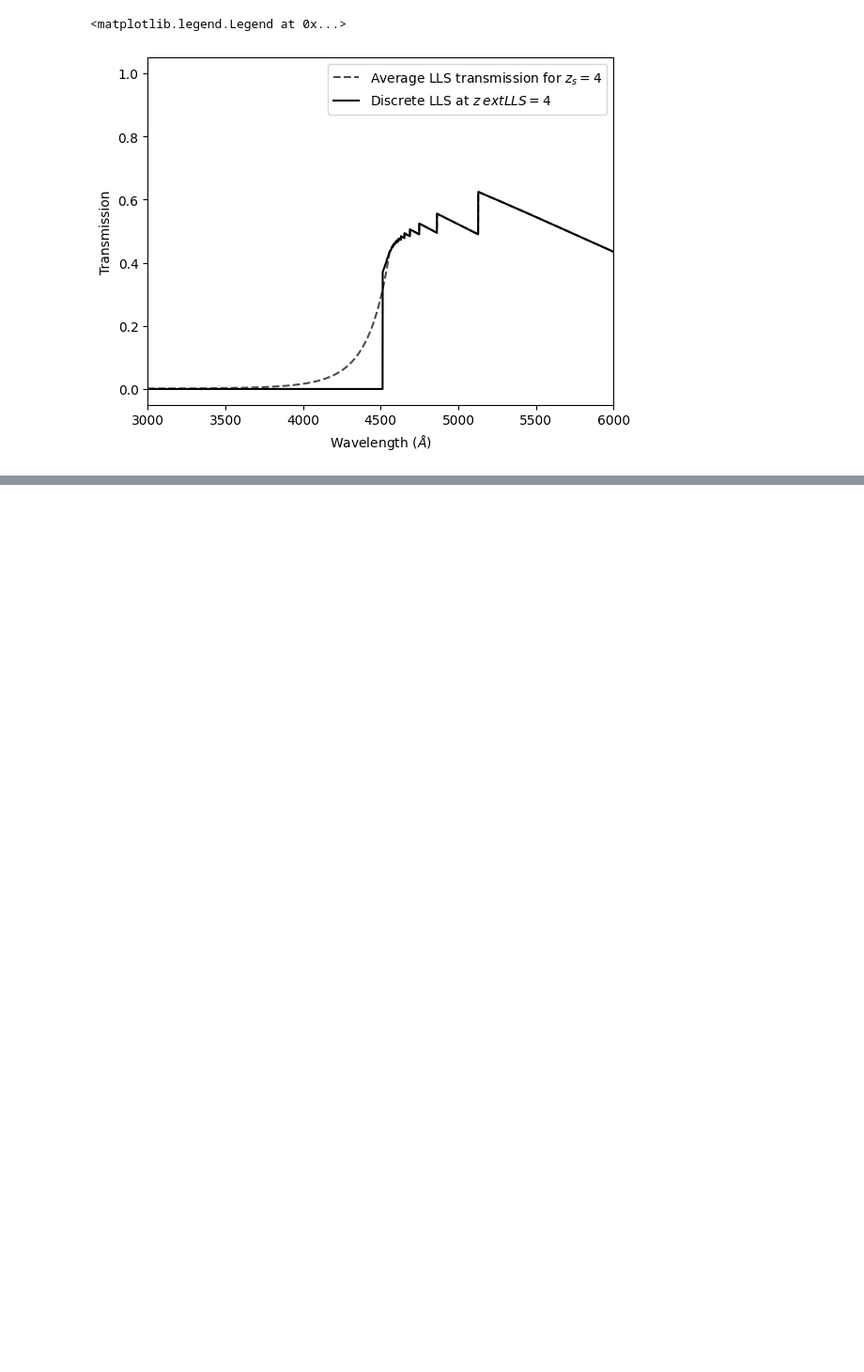
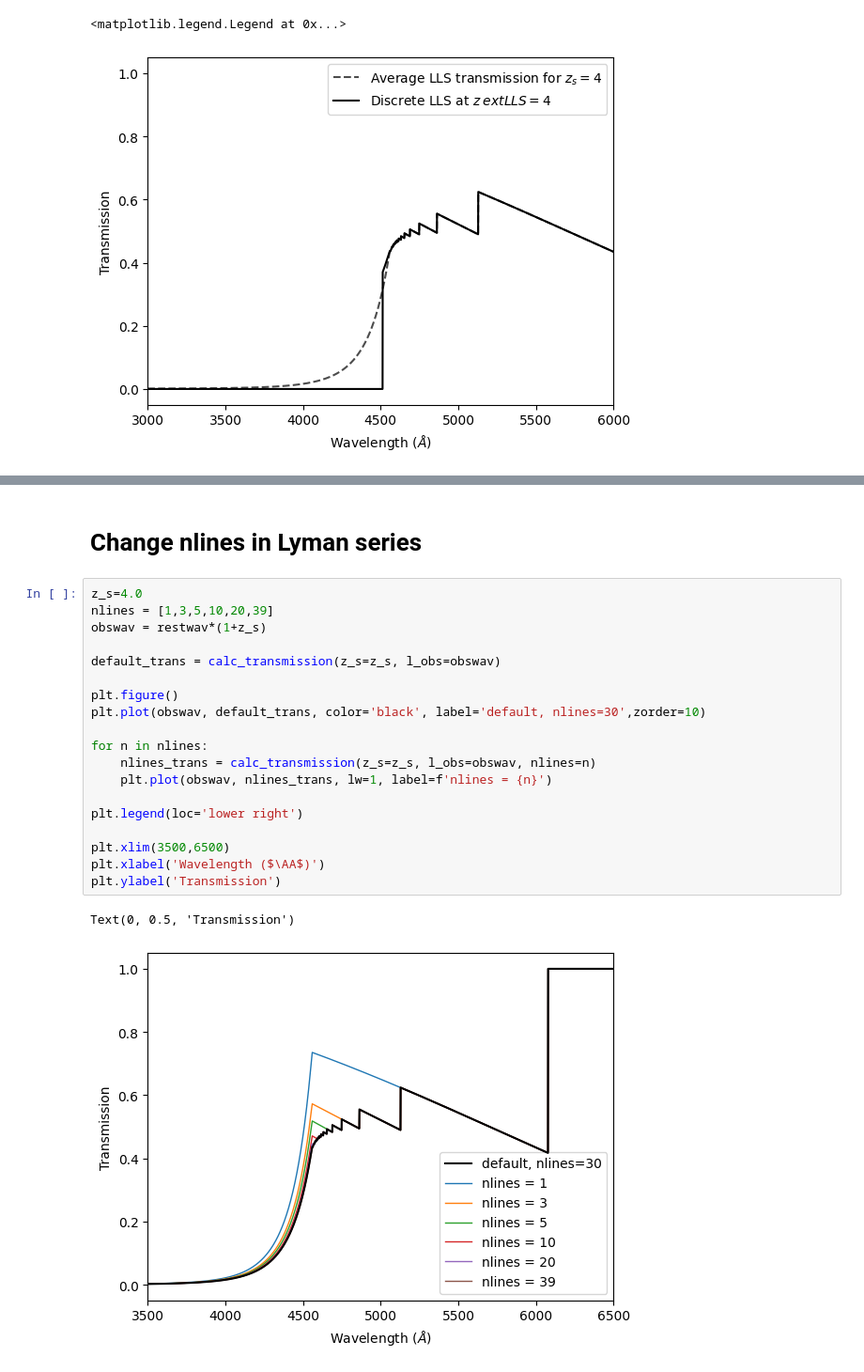
Before and after one commit to katkauma/igm_model, a Jupyter notebook: example.ipynb, the cells around one changed output, grey strips where cells are left out. Shown at 94% size. Drawn from its saved outputs; the diff is of its cells as text; blank space fills up the shorter version.

Commit message:
added nlines to example.ipynb

```diff
--- a/example.ipynb
+++ b/example.ipynb
@@ -85,0 +86,24 @@ Text(0, 0.5, 'Transmission')
+# %% [markdown]
+# Change nlines in Lyman series
+# %%
+z_s=4.0
+nlines = [1,3,5,10,20,39]
+obswav = restwav*(1+z_s)
+
+default_trans = calc_transmission(z_s=z_s, l_obs=obswav)
+
+plt.figure()
+plt.plot(obswav, default_trans, color='black', label='default, nlines=30',zorder=10)
+
+for n in nlines:
+    nlines_trans = calc_transmission(z_s=z_s, l_obs=obswav, nlines=n)
+    plt.plot(obswav, nlines_trans, lw=1, label=f'nlines = {n}')
+
+plt.legend(loc='lower right')
+
+plt.xlim(3500,6500)
+plt.xlabel('Wavelength ($\AA$)')
+plt.ylabel('Transmission')
+# %% [output]
+Text(0, 0.5, 'Transmission')
+[figure, added]
```
Also changed, not shown: parts of 1 cell of this notebook.
